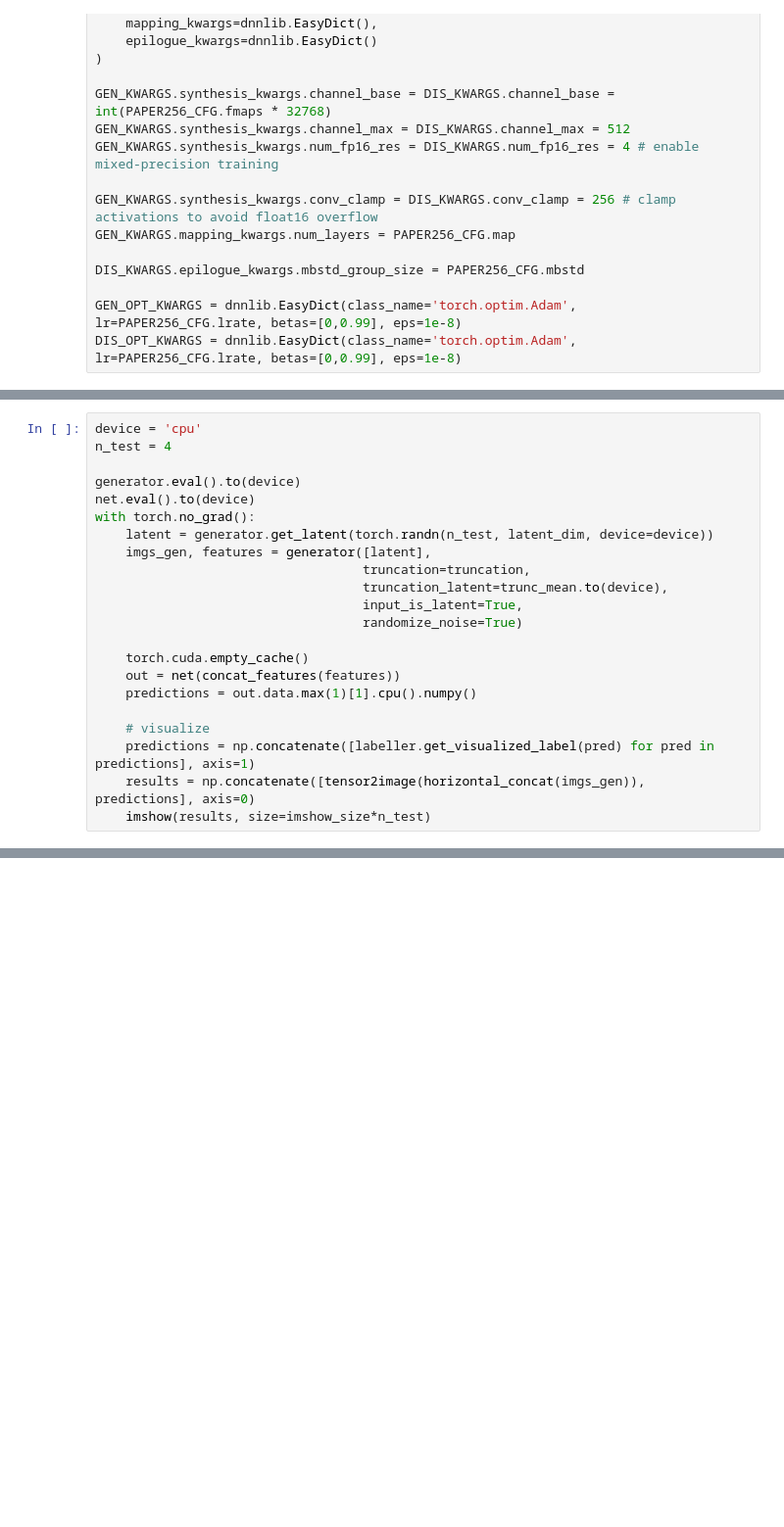
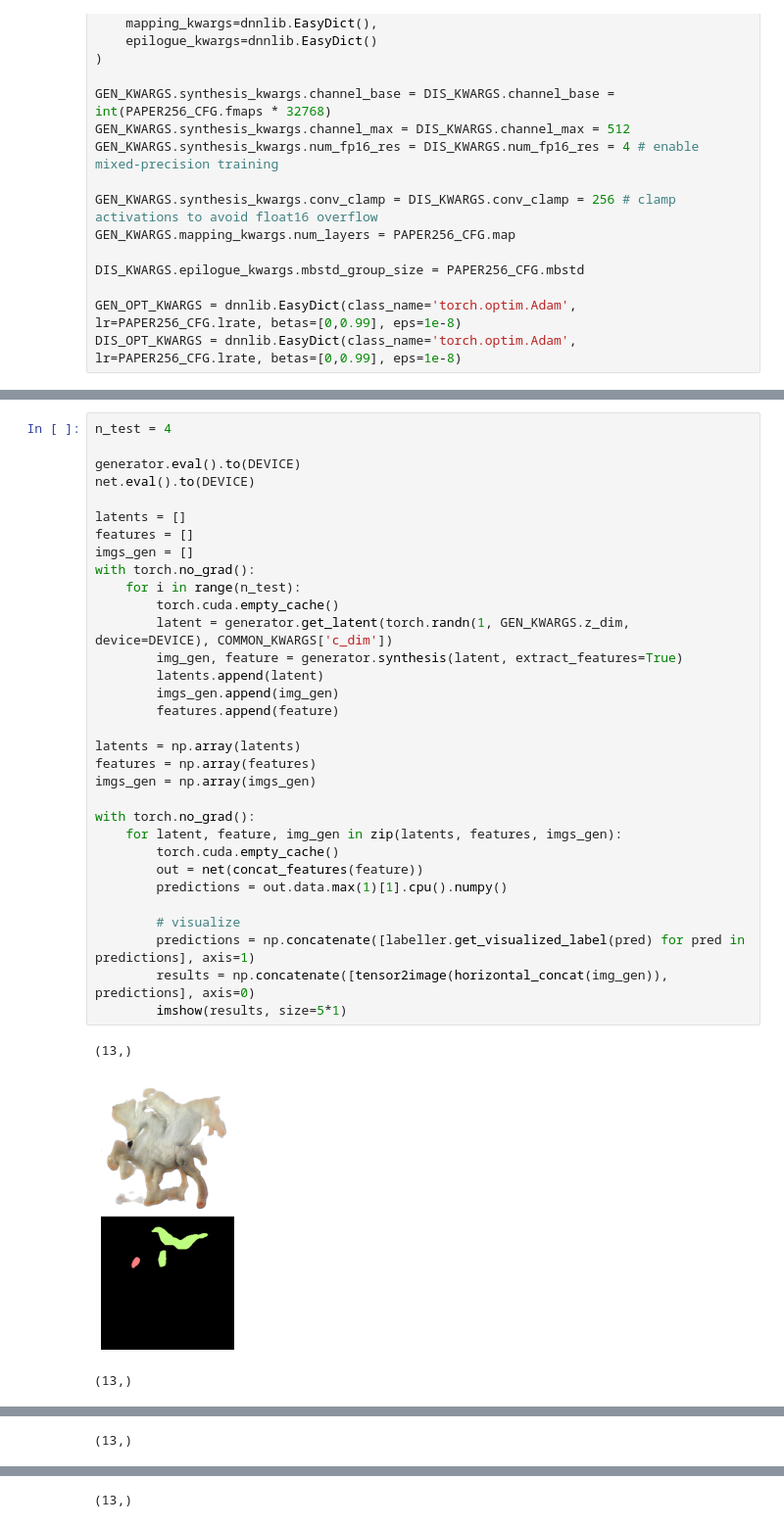
Before and after one commit to NVlabs/stylegan2-ada-pytorch, a Jupyter notebook: part_segmentation.ipynb, the cells around one changed output, grey strips where cells are left out. Shown at 98% size. Saved outputs shown, nothing was run; the diff lists cells and outputs as text; blank space fills up the shorter version.

```diff
--- a/part_segmentation.ipynb
+++ b/part_segmentation.ipynb
@@ -451,23 +457,37 @@ print('Done!')
 Done!
 # %%
-device = 'cpu'
 n_test = 4
 
-generator.eval().to(device)
-net.eval().to(device)
+generator.eval().to(DEVICE)
+net.eval().to(DEVICE)
+
+latents = []
+features = []
+imgs_gen = []
 with torch.no_grad():
-    latent = generator.get_latent(torch.randn(n_test, latent_dim, device=device))
-    imgs_gen, features = generator([latent],
-                                   truncation=truncation,
-                                   truncation_latent=trunc_mean.to(device),
-                                   input_is_latent=True,
-                                   randomize_noise=True)
+    for i in range(n_test):
+        torch.cuda.empty_cache()
+        latent = generator.get_latent(torch.randn(1, GEN_KWARGS.z_dim, device=DEVICE), COMMON_KWARGS['c_dim'])
+        img_gen, feature = generator.synthesis(latent, extract_features=True)
+        latents.append(latent)
+        imgs_gen.append(img_gen)
+        features.append(feature)
 
-    torch.cuda.empty_cache()
-    out = net(concat_features(features))
-    predictions = out.data.max(1)[1].cpu().numpy()
+latents = np.array(latents)
+features = np.array(features)
+imgs_gen = np.array(imgs_gen)
 
-    # visualize
-    predictions = np.concatenate([labeller.get_visualized_label(pred) for pred in predictions], axis=1)
-    results = np.concatenate([tensor2image(horizontal_concat(imgs_gen)), predictions], axis=0)
-    imshow(results, size=imshow_size*n_test)
+with torch.no_grad():
+    for latent, feature, img_gen in zip(latents, features, imgs_gen):
+        torch.cuda.empty_cache()
+        out = net(concat_features(feature))
+        predictions = out.data.max(1)[1].cpu().numpy()
+
+        # visualize
+        predictions = np.concatenate([labeller.get_visualized_label(pred) for pred in predictions], axis=1)
+        results = np.concatenate([tensor2image(horizontal_concat(img_gen)), predictions], axis=0)
+        imshow(results, size=5*1)
+# %% [output]
+(13,)
+[figure, added]
+(13,)
@@ -473,0 +495 @@ with torch.no_grad():
+(13,)
@@ -473,0 +497 @@ with torch.no_grad():
+(13,)
```
Also changed, not shown: parts of 17 cells of this notebook.
